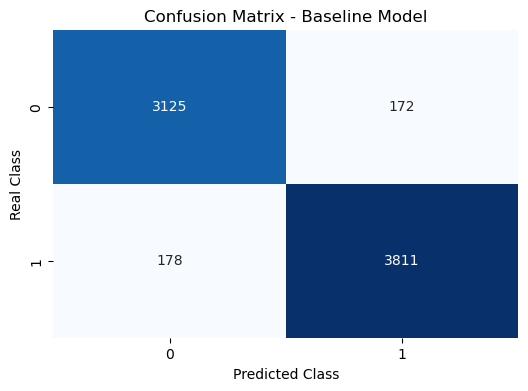
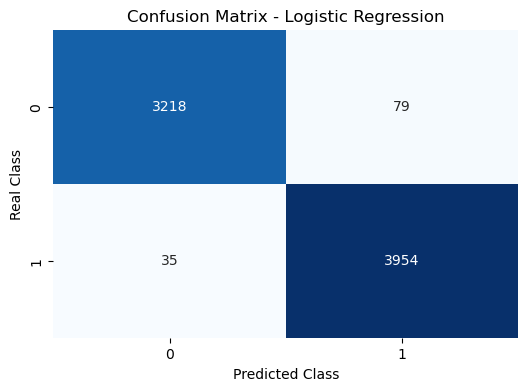
Unified diff of the notebook cell whose output changed from the first chart to the second:
--- before
+++ after
@@ -4,9 +4,9 @@
 plt.figure(figsize=(6, 4))
 sns.heatmap(conf_matrix, annot=True, fmt='d', cmap='Blues', cbar=False,
-            xticklabels=model.classes_, 
-            yticklabels=model.classes_)
+            xticklabels=logistic_model.classes_, 
+            yticklabels=logistic_model.classes_)
 
 plt.xlabel('Predicted Class')
 plt.ylabel('Real Class')
-plt.title('Confusion Matrix - Baseline Model')
+plt.title('Confusion Matrix - Logistic Regression')
 plt.show()

Commit: prepared file for deployment